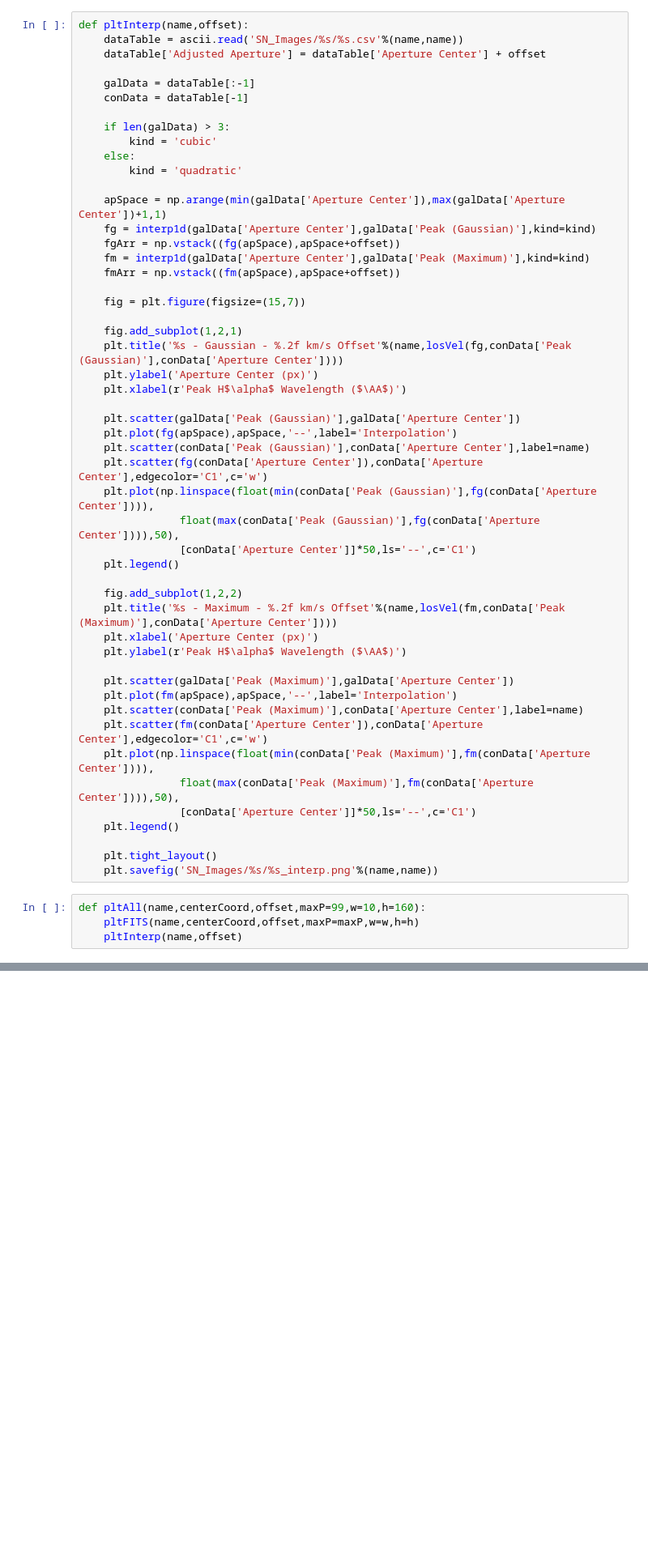
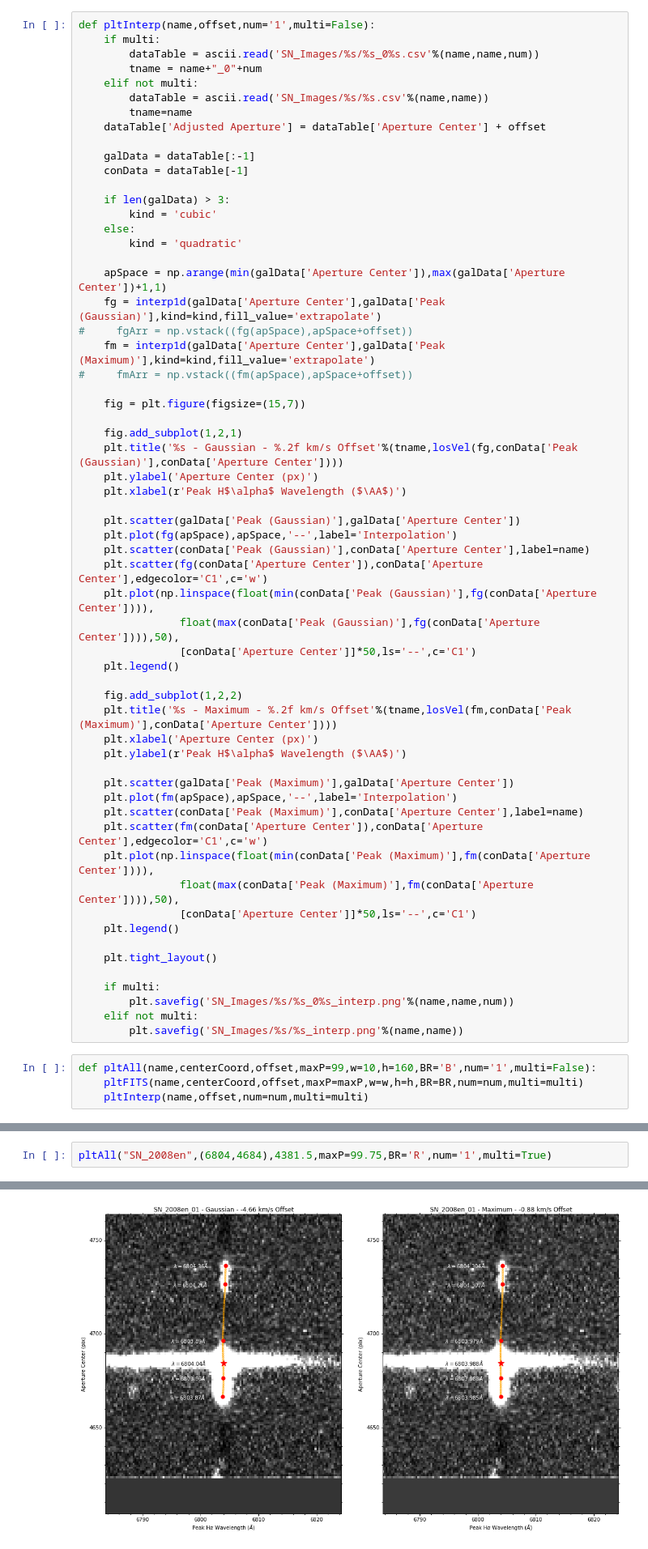
Before and after one commit to infinitempg/Summer-Research-2018, a Jupyter notebook: aplpy.ipynb, the cells around one changed output, grey strips where cells are left out. Shown at 81% size. Saved outputs shown, nothing was run; the diff lists cells and outputs as text; blank space fills up the shorter version.

```diff
--- a/aplpy.ipynb
+++ b/aplpy.ipynb
@@ -88,8 +94,13 @@ def pltFITS(name,centerCoord,offset,maxP=99,w=25,h=160):
     fig.show()
     return
 # %%
-def pltInterp(name,offset):
-    dataTable = ascii.read('SN_Images/%s/%s.csv'%(name,name))
+def pltInterp(name,offset,num='1',multi=False):
+    if multi:
+        dataTable = ascii.read('SN_Images/%s/%s_0%s.csv'%(name,name,num))
+        tname = name+"_0"+num
+    elif not multi:
+        dataTable = ascii.read('SN_Images/%s/%s.csv'%(name,name))
+        tname=name
     dataTable['Adjusted Aperture'] = dataTable['Aperture Center'] + offset
 
     galData = dataTable[:-1]
@@ -101,15 +112,15 @@ def pltInterp(name,offset):
         kind = 'quadratic'
 
     apSpace = np.arange(min(galData['Aperture Center']),max(galData['Aperture Center'])+1,1)
-    fg = interp1d(galData['Aperture Center'],galData['Peak (Gaussian)'],kind=kind)
-    fgArr = np.vstack((fg(apSpace),apSpace+offset))
-    fm = interp1d(galData['Aperture Center'],galData['Peak (Maximum)'],kind=kind)
-    fmArr = np.vstack((fm(apSpace),apSpace+offset))
+    fg = interp1d(galData['Aperture Center'],galData['Peak (Gaussian)'],kind=kind,fill_value='extrapolate')
+#     fgArr = np.vstack((fg(apSpace),apSpace+offset))
+    fm = interp1d(galData['Aperture Center'],galData['Peak (Maximum)'],kind=kind,fill_value='extrapolate')
+#     fmArr = np.vstack((fm(apSpace),apSpace+offset))
 
     fig = plt.figure(figsize=(15,7))
 
     fig.add_subplot(1,2,1)
-    plt.title('%s - Gaussian - %.2f km/s Offset'%(name,losVel(fg,conData['Peak (Gaussian)'],conData['Aperture Center'])))
+    plt.title('%s - Gaussian - %.2f km/s Offset'%(tname,losVel(fg,conData['Peak (Gaussian)'],conData['Aperture Center'])))
     plt.ylabel('Aperture Center (px)')
     plt.xlabel(r'Peak H$\alpha$ Wavelength ($\AA$)')
 
@@ -123,7 +134,7 @@ def pltInterp(name,offset):
     plt.legend()
 
     fig.add_subplot(1,2,2)
-    plt.title('%s - Maximum - %.2f km/s Offset'%(name,losVel(fm,conData['Peak (Maximum)'],conData['Aperture Center'])))
+    plt.title('%s - Maximum - %.2f km/s Offset'%(tname,losVel(fm,conData['Peak (Maximum)'],conData['Aperture Center'])))
     plt.xlabel('Aperture Center (px)')
     plt.ylabel(r'Peak H$\alpha$ Wavelength ($\AA$)')
 
@@ -137,11 +148,15 @@ def pltInterp(name,offset):
     plt.legend()
 
     plt.tight_layout()
-    plt.savefig('SN_Images/%s/%s_interp.png'%(name,name))
+
+    if multi:
+        plt.savefig('SN_Images/%s/%s_0%s_interp.png'%(name,name,num))
+    elif not multi:
+        plt.savefig('SN_Images/%s/%s_interp.png'%(name,name))
 # %%
-def pltAll(name,centerCoord,offset,maxP=99,w=10,h=160):
-    pltFITS(name,centerCoord,offset,maxP=maxP,w=w,h=h)
-    pltInterp(name,offset)
+def pltAll(name,centerCoord,offset,maxP=99,w=10,h=160,BR='B',num='1',multi=False):
+    pltFITS(name,centerCoord,offset,maxP=maxP,w=w,h=h,BR=BR,num=num,multi=multi)
+    pltInterp(name,offset,num=num,multi=multi)
 # %%
 pltAll("SN2007K",(6695,5251),5177.5-800)
 # %% [output]
@@ -165,2 +180,5 @@ INFO: Auto-setting vmax to  3.696e+01 [aplpy.core]
 [figure]
 [figure]
+# %%
+pltAll("SN_2008en",(6804,4684),4381.5,maxP=99.75,BR='R',num='1',multi=True)
+# %% [output]
@@ -166,0 +191 @@ INFO: Auto-setting vmax to  3.696e+01 [aplpy.core]
+[figure, added]
```
Also changed, not shown: parts of 8 cells of this notebook, 30 other files.
